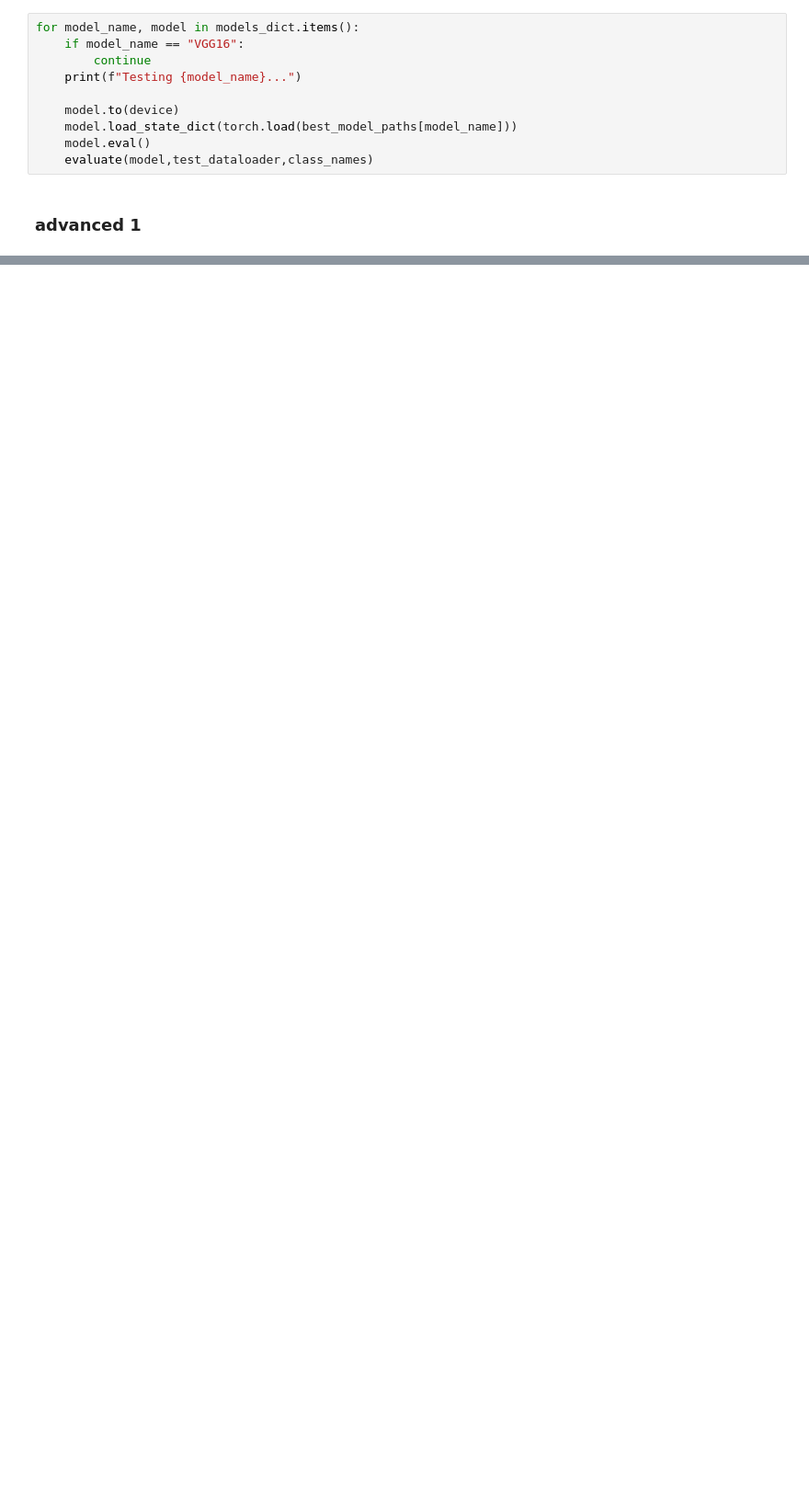
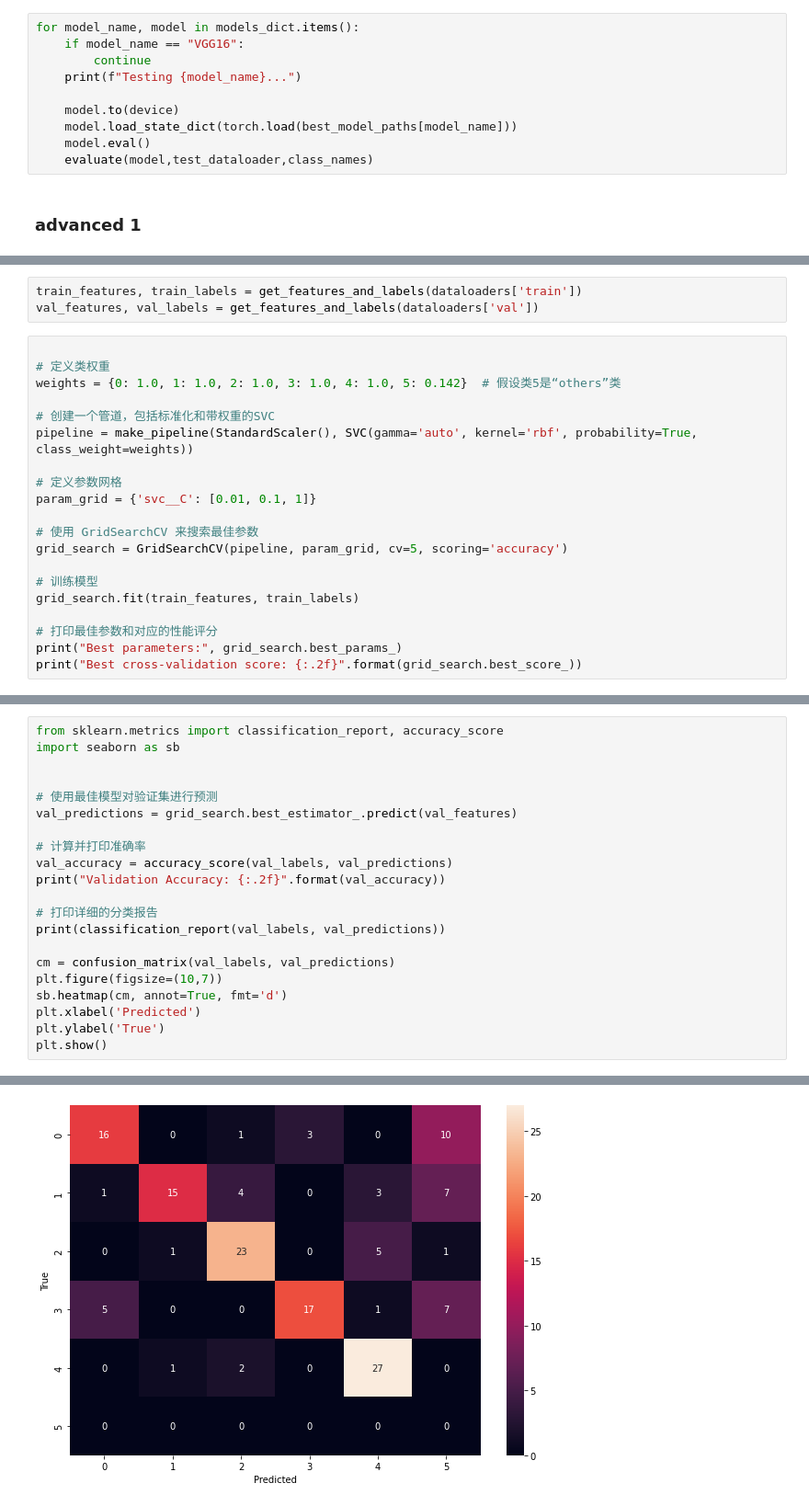
Before and after one commit to AlvisWSY/IE4414_F34_Grp7, a Jupyter notebook: practice.ipynb, the cells around one changed output, grey strips where cells are left out. Shown at 92% size. Saved outputs shown, nothing was run; the diff lists cells and outputs as text; blank space fills up the shorter version.

```diff
--- a/practice.ipynb
+++ b/practice.ipynb
@@ -624,0 +782,23 @@ device = torch.device("cuda:0" if torch.cuda.is_available() else "cpu")
+# %%
+train_features, train_labels = get_features_and_labels(dataloaders['train'])
+val_features, val_labels = get_features_and_labels(dataloaders['val'])
+# %%
+
+# 定义类权重
+weights = {0: 1.0, 1: 1.0, 2: 1.0, 3: 1.0, 4: 1.0, 5: 0.142}  # 假设类5是“others”类
+
+# 创建一个管道，包括标准化和带权重的SVC
+pipeline = make_pipeline(StandardScaler(), SVC(gamma='auto', kernel='rbf', probability=True, class_weight=weights))
+
+# 定义参数网格
+param_grid = {'svc__C': [0.01, 0.1, 1]}
+
+# 使用 GridSearchCV 来搜索最佳参数
+grid_search = GridSearchCV(pipeline, param_grid, cv=5, scoring='accuracy')
+
+# 训练模型
+grid_search.fit(train_features, train_labels)
+
+# 打印最佳参数和对应的性能评分
+print("Best parameters:", grid_search.best_params_)
+print("Best cross-validation score: {:.2f}".format(grid_search.best_score_))
@@ -624,0 +808,22 @@ device = torch.device("cuda:0" if torch.cuda.is_available() else "cpu")
+# %%
+from sklearn.metrics import classification_report, accuracy_score
+import seaborn as sb
+
+
+# 使用最佳模型对验证集进行预测
+val_predictions = grid_search.best_estimator_.predict(val_features)
+
+# 计算并打印准确率
+val_accuracy = accuracy_score(val_labels, val_predictions)
+print("Validation Accuracy: {:.2f}".format(val_accuracy))
+
+# 打印详细的分类报告
+print(classification_report(val_labels, val_predictions))
+
+cm = confusion_matrix(val_labels, val_predictions)
+plt.figure(figsize=(10,7))
+sb.heatmap(cm, annot=True, fmt='d')
+plt.xlabel('Predicted')
+plt.ylabel('True')
+plt.show()
+# %% [output]
@@ -624,0 +843 @@ device = torch.device("cuda:0" if torch.cuda.is_available() else "cpu")
+[figure, added]
```
Also changed, not shown: parts of 25 cells of this notebook.
